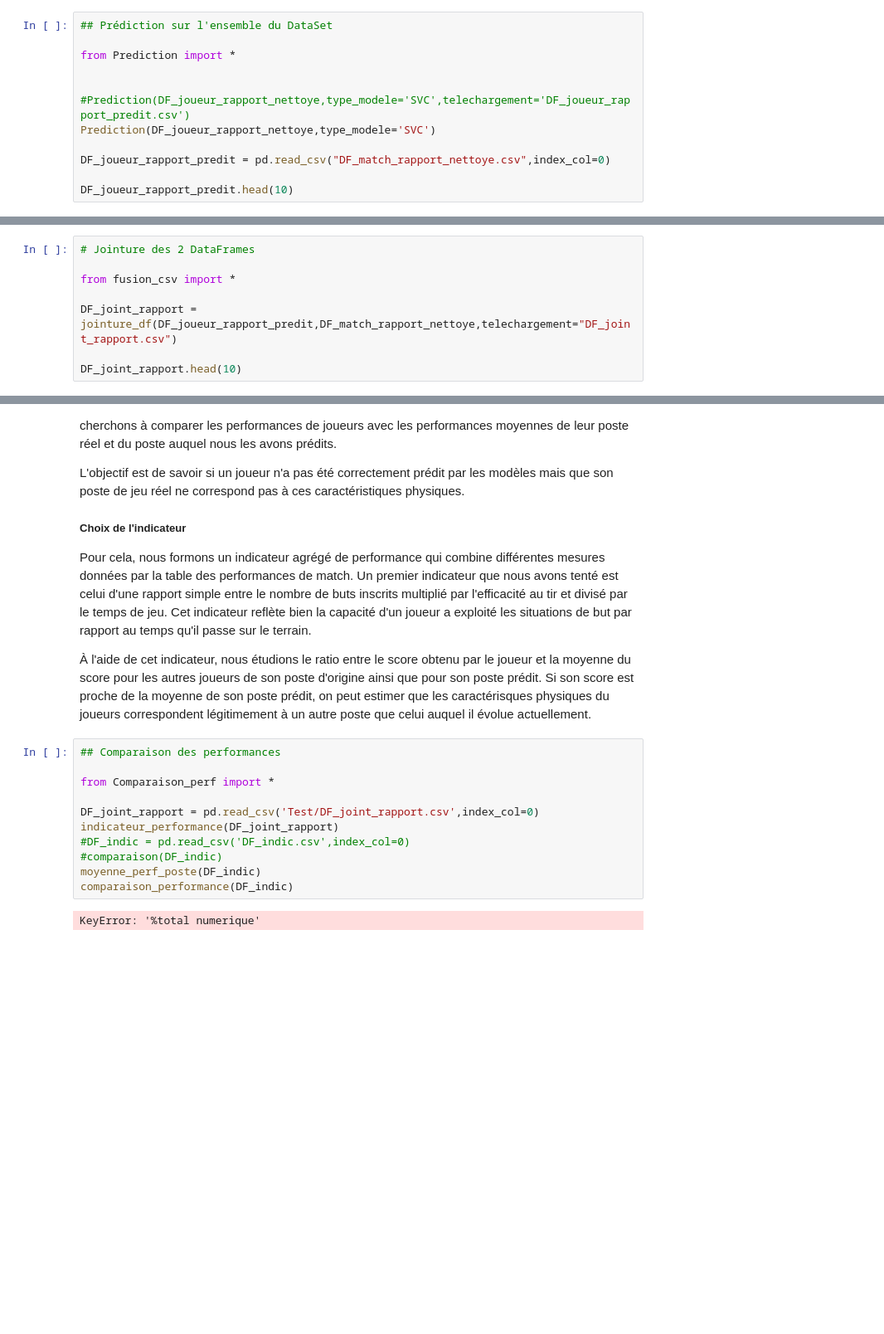
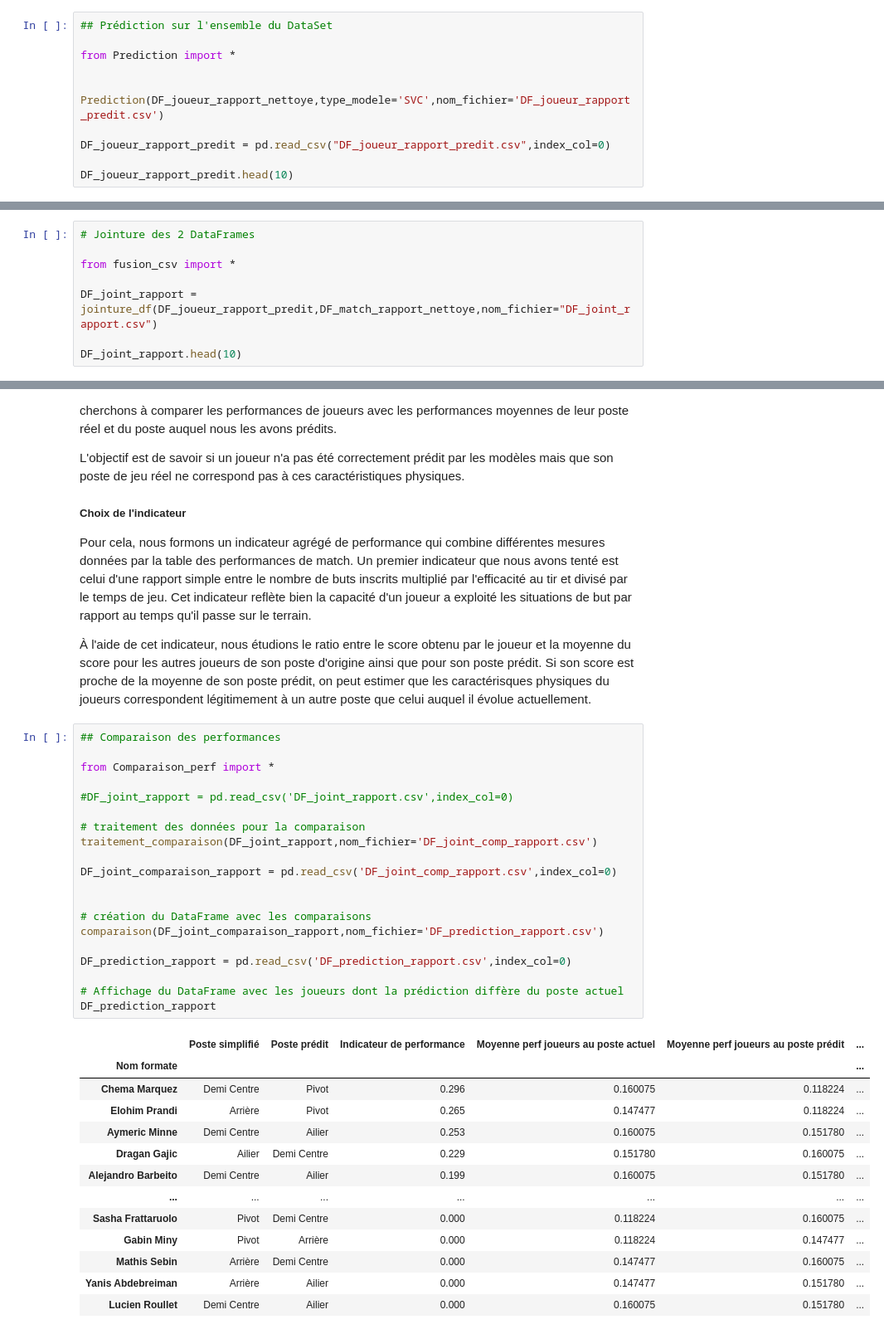
Before and after one commit to LeoDony7/Handball_Position_Predicting, a Jupyter notebook: Rapport.ipynb, the cells around one changed output, grey strips where cells are left out. Shown at 83% size. Cells and saved outputs as stored; diff of their text form; blank space fills up the shorter version.

Commit message:
Fin réparation de la comparaison + écriture code rapport correspondant

```diff
--- a/Rapport.ipynb
+++ b/Rapport.ipynb
@@ -285,10 +198,9 @@ Enfin, les demi-centres sont les joueurs les moins bien prédits. Deux raison pe
 from Prediction import *
 
 
-#Prediction(DF_joueur_rapport_nettoye,type_modele='SVC',telechargement='DF_joueur_rapport_predit.csv')
-Prediction(DF_joueur_rapport_nettoye,type_modele='SVC')
+Prediction(DF_joueur_rapport_nettoye,type_modele='SVC',nom_fichier='DF_joueur_rapport_predit.csv')
 
-DF_joueur_rapport_predit = pd.read_csv("DF_match_rapport_nettoye.csv",index_col=0)
+DF_joueur_rapport_predit = pd.read_csv("DF_joueur_rapport_predit.csv",index_col=0)
 
 DF_joueur_rapport_predit.head(10)
 # %% [output]
@@ -342,7 +253,7 @@ DF_match_rapport_nettoye.head(10)
 
 from fusion_csv import *
 
-DF_joint_rapport = jointure_df(DF_joueur_rapport_predit,DF_match_rapport_nettoye,telechargement="DF_joint_rapport.csv")
+DF_joint_rapport = jointure_df(DF_joueur_rapport_predit,DF_match_rapport_nettoye,nom_fichier="DF_joint_rapport.csv")
 
 DF_joint_rapport.head(10)
 # %% [output]
@@ -371,16 +282,37 @@ Pour cela, nous formons un indicateur agrégé de performance qui combine diffé
 
 À l'aide de cet indicateur, nous étudions le ratio entre le score obtenu par le joueur et la moyenne du score pour les autres joueurs de son poste d'origine ainsi que pour son poste prédit.
 Si son score est proche de la moyenne de son poste prédit, on peut estimer que les caractérisques physiques du joueurs correspondent légitimement à un autre poste que celui auquel il évolue actuellement.
-# %%
-## Comparaison des performances
-
-from Comparaison_perf import *
-
-DF_joint_rapport = pd.read_csv('Test/DF_joint_rapport.csv',index_col=0)
-indicateur_performance(DF_joint_rapport)
-#DF_indic = pd.read_csv('DF_indic.csv',index_col=0)
-#comparaison(DF_indic)
-moyenne_perf_poste(DF_indic)
-comparaison_performance(DF_indic)
-# %% [output]
-KeyError: '%total numerique'
+# %%
+## Comparaison des performances
+
+from Comparaison_perf import *
+
+#DF_joint_rapport = pd.read_csv('DF_joint_rapport.csv',index_col=0)
+
+# traitement des données pour la comparaison
+traitement_comparaison(DF_joint_rapport,nom_fichier='DF_joint_comp_rapport.csv')
+
+DF_joint_comparaison_rapport = pd.read_csv('DF_joint_comp_rapport.csv',index_col=0)
+
+
+# création du DataFrame avec les comparaisons
+comparaison(DF_joint_comparaison_rapport,nom_fichier='DF_prediction_rapport.csv')
+
+DF_prediction_rapport = pd.read_csv('DF_prediction_rapport.csv',index_col=0)
+
+# Affichage du DataFrame avec les joueurs dont la prédiction diffère du poste actuel
+DF_prediction_rapport
+# %% [output]
+|  | Poste simplifié | Poste prédit | Indicateur de performance | Moyenne perf joueurs au poste actuel | Moyenne perf joueurs au poste prédit | ... |
+| Nom formate |  |  |  |  |  | ... |
+| Chema Marquez | Demi Centre | Pivot | 0.296 | 0.160075 | 0.118224 | ... |
+| Elohim Prandi | Arrière | Pivot | 0.265 | 0.147477 | 0.118224 | ... |
+| Aymeric Minne | Demi Centre | Ailier | 0.253 | 0.160075 | 0.151780 | ... |
+| Dragan Gajic | Ailier | Demi Centre | 0.229 | 0.151780 | 0.160075 | ... |
+| Alejandro Barbeito | Demi Centre | Ailier | 0.199 | 0.160075 | 0.151780 | ... |
+| ... | ... | ... | ... | ... | ... | ... |
+| Sasha Frattaruolo | Pivot | Demi Centre | 0.000 | 0.118224 | 0.160075 | ... |
+| Gabin Miny | Pivot | Arrière | 0.000 | 0.118224 | 0.147477 | ... |
+| Mathis Sebin | Arrière | Demi Centre | 0.000 | 0.147477 | 0.160075 | ... |
+| Yanis Abdebreiman | Arrière | Ailier | 0.000 | 0.147477 | 0.151780 | ... |
+| Lucien Roullet | Demi Centre | Ailier | 0.000 | 0.160075 | 0.151780 | ... |
```
Also changed, not shown: parts of 11 cells of this notebook, 8 other files.
